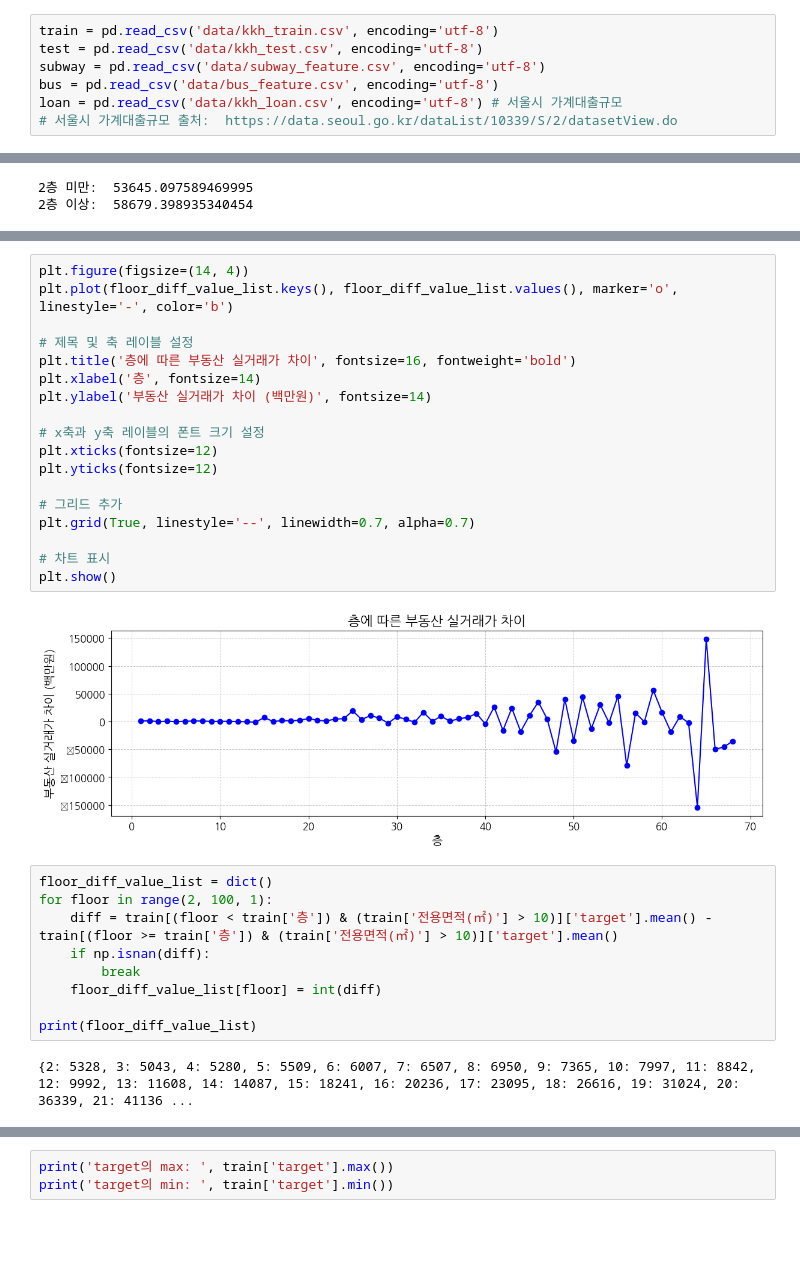
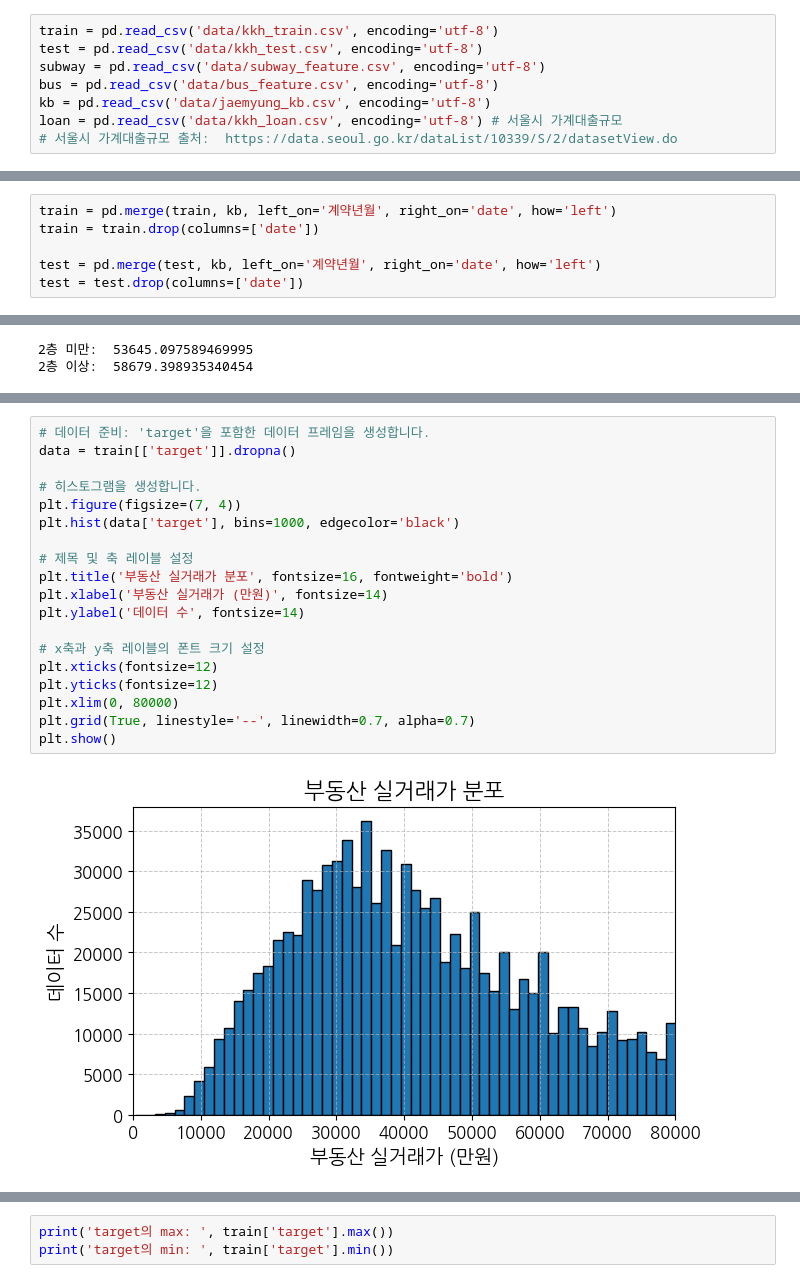
Before and after one commit to UpstageAILab3/upstage-ml-regression-ml5-pub, a Jupyter notebook: kkh-eda.ipynb, the cells around one changed output, grey strips where cells are left out. Saved outputs shown, nothing was run; the diff lists cells and outputs as text; blank space fills up the shorter version.

```diff
--- a/kkh-eda.ipynb
+++ b/kkh-eda.ipynb
@@ -49,5 +49,6 @@ train = pd.read_csv('data/kkh_train.csv', encoding='utf-8')
 test = pd.read_csv('data/kkh_test.csv', encoding='utf-8')
 subway = pd.read_csv('data/subway_feature.csv', encoding='utf-8')
 bus = pd.read_csv('data/bus_feature.csv', encoding='utf-8')
+kb = pd.read_csv('data/jaemyung_kb.csv', encoding='utf-8')
 loan = pd.read_csv('data/kkh_loan.csv', encoding='utf-8') # 서울시 가계대출규모
 # 서울시 가계대출규모 출처:  https://data.seoul.go.kr/dataList/10339/S/2/datasetView.do
@@ -54,3 +57,9 @@ loan = pd.read_csv('data/kkh_loan.csv', encoding='utf-8') # 서울시 가계대
+# %%
+train = pd.merge(train, kb, left_on='계약년월', right_on='date', how='left')
+train = train.drop(columns=['date'])
+
+test = pd.merge(test, kb, left_on='계약년월', right_on='date', how='left')
+test = test.drop(columns=['date'])
 # %% [markdown]
 ## 서울시 가계대출규모 정보를 추가한다.
 
@@ -446,31 +721,21 @@ print(floor_diff_value_list)
 # %%
-plt.figure(figsize=(14, 4))
-plt.plot(floor_diff_value_list.keys(), floor_diff_value_list.values(), marker='o', linestyle='-', color='b')
+# 데이터 준비: 'target'을 포함한 데이터 프레임을 생성합니다.
+data = train[['target']].dropna()
+
+# 히스토그램을 생성합니다.
+plt.figure(figsize=(7, 4))
+plt.hist(data['target'], bins=1000, edgecolor='black')
 
 # 제목 및 축 레이블 설정
-plt.title('층에 따른 부동산 실거래가 차이', fontsize=16, fontweight='bold')
-plt.xlabel('층', fontsize=14)
-plt.ylabel('부동산 실거래가 차이 (백만원)', fontsize=14)
+plt.title('부동산 실거래가 분포', fontsize=16, fontweight='bold')
+plt.xlabel('부동산 실거래가 (만원)', fontsize=14)
+plt.ylabel('데이터 수', fontsize=14)
 
 # x축과 y축 레이블의 폰트 크기 설정
 plt.xticks(fontsize=12)
 plt.yticks(fontsize=12)
-
-# 그리드 추가
+plt.xlim(0, 80000)
 plt.grid(True, linestyle='--', linewidth=0.7, alpha=0.7)
-
-# 차트 표시
 plt.show()
 # %% [output]
-[figure, old version]
+[figure, new version]
-# %%
-floor_diff_value_list = dict()
-for floor in range(2, 100, 1):
-    diff = train[(floor < train['층']) & (train['전용면적(㎡)'] > 10)]['target'].mean() - train[(floor >= train['층']) & (train['전용면적(㎡)'] > 10)]['target'].mean()
-    if np.isnan(diff):
-        break
-    floor_diff_value_list[floor] = int(diff)
-
-print(floor_diff_value_list)
-# %% [output]
-{2: 5328, 3: 5043, 4: 5280, 5: 5509, 6: 6007, 7: 6507, 8: 6950, 9: 7365, 10: 7997, 11: 8842, 12: 9992, 13: 11608, 14: 14087, 15: 18241, 16: 20236, 17: 23095, 18: 26616, 19: 31024, 20: 36339, 21: 41136 ...
```
Also changed, not shown: parts of 67 cells of this notebook, 20 other files.
